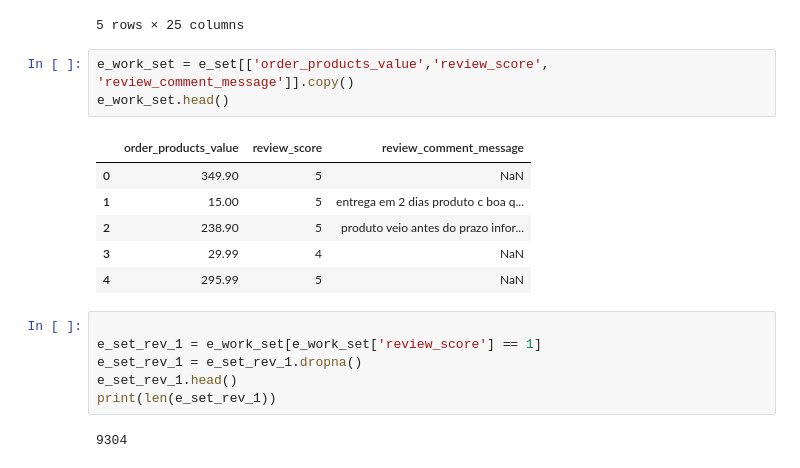
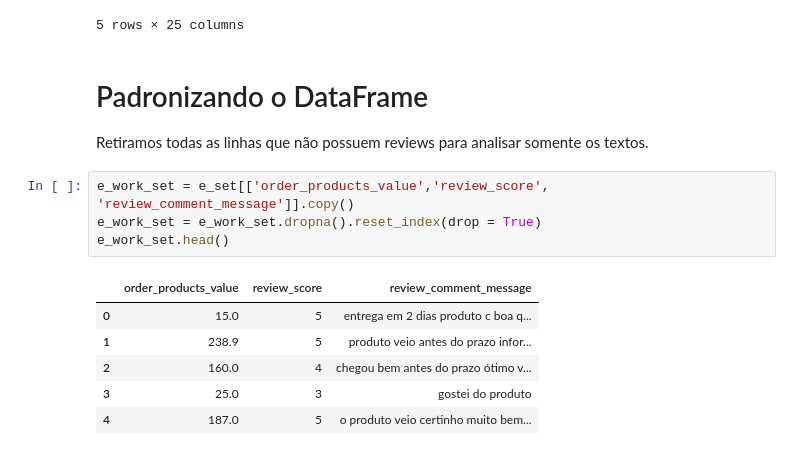
Before and after one commit to lflage/e-commerce_nlp_analysis, a Jupyter notebook: Análise de textos de reviews de e-commerce.ipynb, the cells around one changed output. Saved outputs shown, nothing was run; the diff lists cells and outputs as text.

```diff
--- a/Análise de textos de reviews de e-commerce.ipynb
+++ b/Análise de textos de reviews de e-commerce.ipynb
@@ -23,21 +28,18 @@ e_set.head()
 | 3 | b675ea5a618922f6e679e30531b8957b | delivered | 29.99 | 18.23 | 1 | 1 | ... |
 | 4 | 195a8be6794c487fe6cfbb97b7c61902 | delivered | 295.99 | 47.65 | 1 | 1 | ... |
 5 rows × 25 columns
+# %% [markdown]
+# Padronizando o DataFrame
+
+Retiramos todas as linhas que não possuem reviews para analisar somente os textos.
 # %%
 e_work_set = e_set[['order_products_value','review_score', 'review_comment_message']].copy()
+e_work_set = e_work_set.dropna().reset_index(drop = True)
 e_work_set.head()
 # %% [output]
 |  | order_products_value | review_score | review_comment_message |
-| 0 | 349.90 | 5 | NaN |
-| 1 | 15.00 | 5 | entrega em 2 dias produto c boa q... |
-| 2 | 238.90 | 5 | produto veio antes do prazo infor... |
-| 3 | 29.99 | 4 | NaN |
-| 4 | 295.99 | 5 | NaN |
+| 0 | 15.0 | 5 | entrega em 2 dias produto c boa q... |
+| 1 | 238.9 | 5 | produto veio antes do prazo infor... |
+| 2 | 160.0 | 4 | chegou bem antes do prazo ótimo v... |
+| 3 | 25.0 | 3 | gostei do produto |
+| 4 | 187.0 | 5 | o produto veio certinho muito bem... |
-# %%
-
-e_set_rev_1 = e_work_set[e_work_set['review_score'] == 1]
-e_set_rev_1 = e_set_rev_1.dropna()
-e_set_rev_1.head()
-print(len(e_set_rev_1))
-# %% [output]
-9304
```
Also changed, not shown: parts of 37 cells of this notebook.
